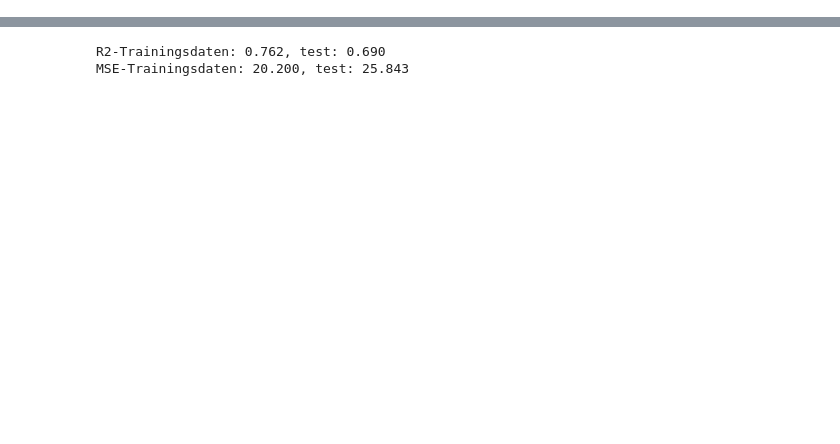
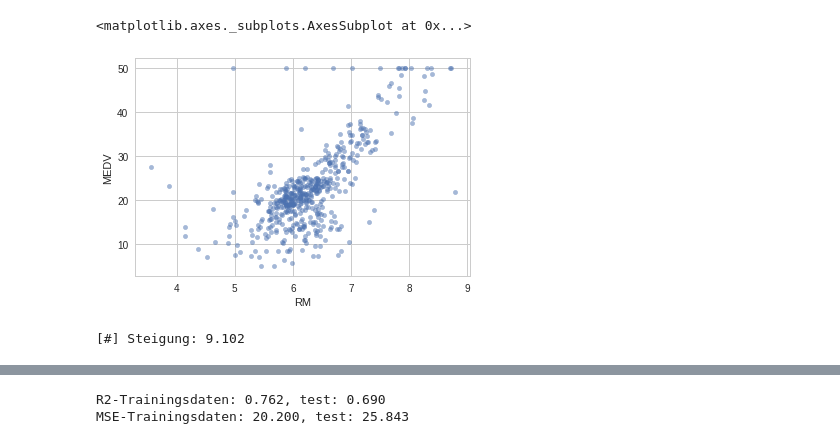
Before and after one commit to leonhead/machine-learning-training, a Jupyter notebook: machine_learning_tools/src/main/python/com/qubit/jupyter/housing/housing_analyse.ipynb, the cells around one changed output, grey strips where cells are left out. Drawn from its saved outputs; the diff is of its cells as text; code cells hidden in the pictures; blank space fills up the shorter version.

```diff
--- a/machine_learning_tools/src/main/python/com/qubit/jupyter/housing/housing_analyse.ipynb
+++ b/machine_learning_tools/src/main/python/com/qubit/jupyter/housing/housing_analyse.ipynb
@@ -42,0 +39,16 @@ looking_correlations()
+# %%
+housing_dataframe.plot(kind="scatter", x="RM", y="MEDV", alpha=0.5)
+# %% [output]
+<matplotlib.axes._subplots.AxesSubplot at 0x...>
+[figure, added]
+# %%
+from sklearn.linear_model import LinearRegression
+
+X = housing_dataframe[['RM']].values
+y = housing_dataframe[['MEDV']].values
+
+lr_reg = LinearRegression()
+lr_reg.fit(X,y)
+print "[#] Steigung: %.3f" % lr_reg.coef_[0]
+# %% [output]
+[#] Steigung: 9.102
```
Also changed, not shown: parts of 9 cells of this notebook, 1 other file.
